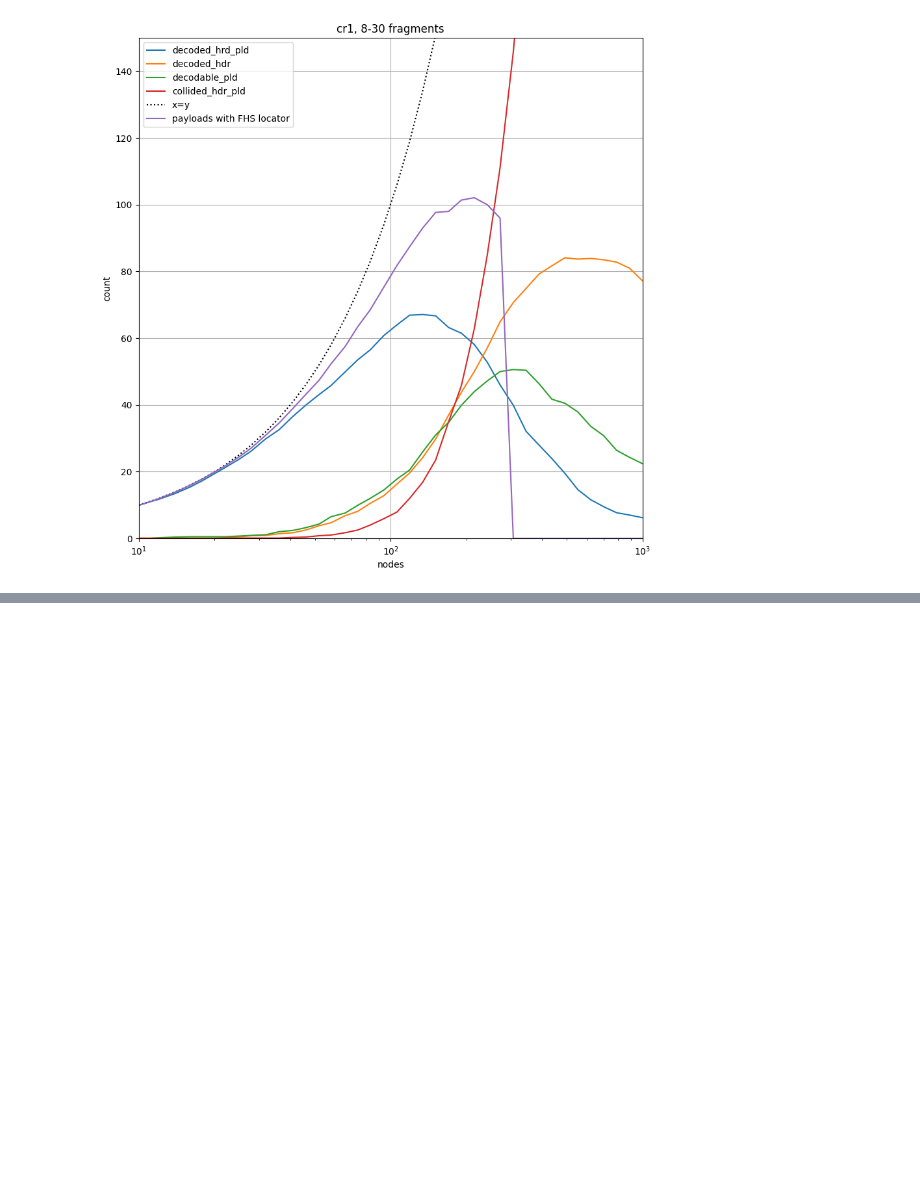
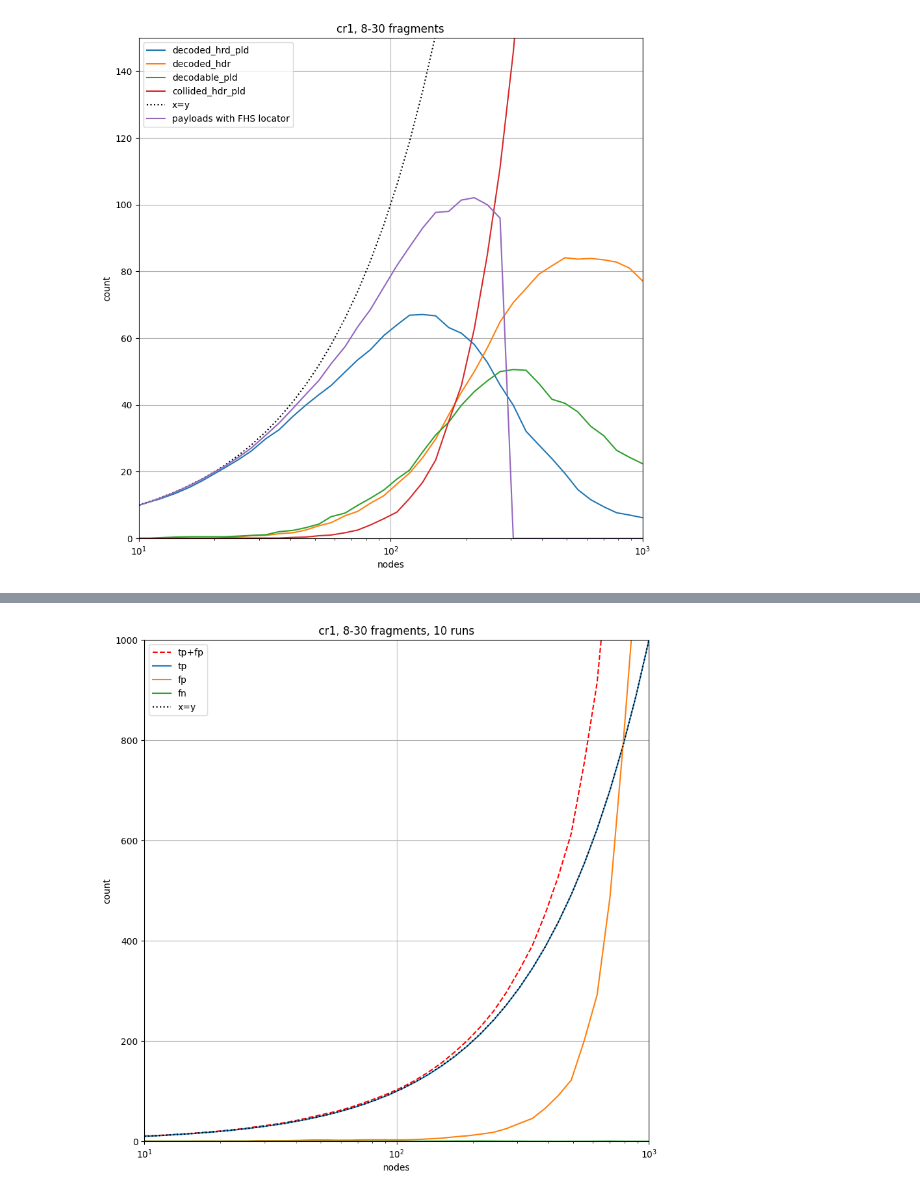
Before and after one commit to diegomm6/lr-fhss_seq-families, a Jupyter notebook: dopplerPlots.ipynb, the cells around one changed output, grey strips where cells are left out. Drawn from its saved outputs; the diff is of its cells as text; code cells hidden in the pictures; blank space fills up the shorter version.

```diff
--- a/dopplerPlots.ipynb
+++ b/dopplerPlots.ipynb
@@ -469,0 +510,22 @@ plt.show()
+# %%
+plt.figure(figsize=(10,10))
+
+plt.plot(nodes, fhslocator_results, label=f'tp+fp', color='r', linestyle='dashed')
+plt.plot(nodes, data['nodrop-cr1-500p-tp'], label=f'tp')
+plt.plot(nodes, data['nodrop-cr1-500p-fp'], label=f'fp')
+plt.plot(nodes, data['nodrop-cr1-500p-fn'], label=f'fn')
+plt.plot(nodes, nodes, label=f'x=y', color='k', linestyle='dotted')
+
+#plt.axvline(x=lim, color='m', label=f'limit={lim}')
+
+plt.title('cr1, 8-30 fragments, 10 runs')
+plt.xlabel('nodes')
+plt.xscale('log')
+plt.ylabel('count')
+plt.xlim(1e1,1e3)
+plt.ylim(0,1e3)
+plt.grid()
+plt.legend()
+plt.show()
+# %% [output]
+[figure, added]
```
Also changed, not shown: parts of 8 cells of this notebook, 7 other files.
